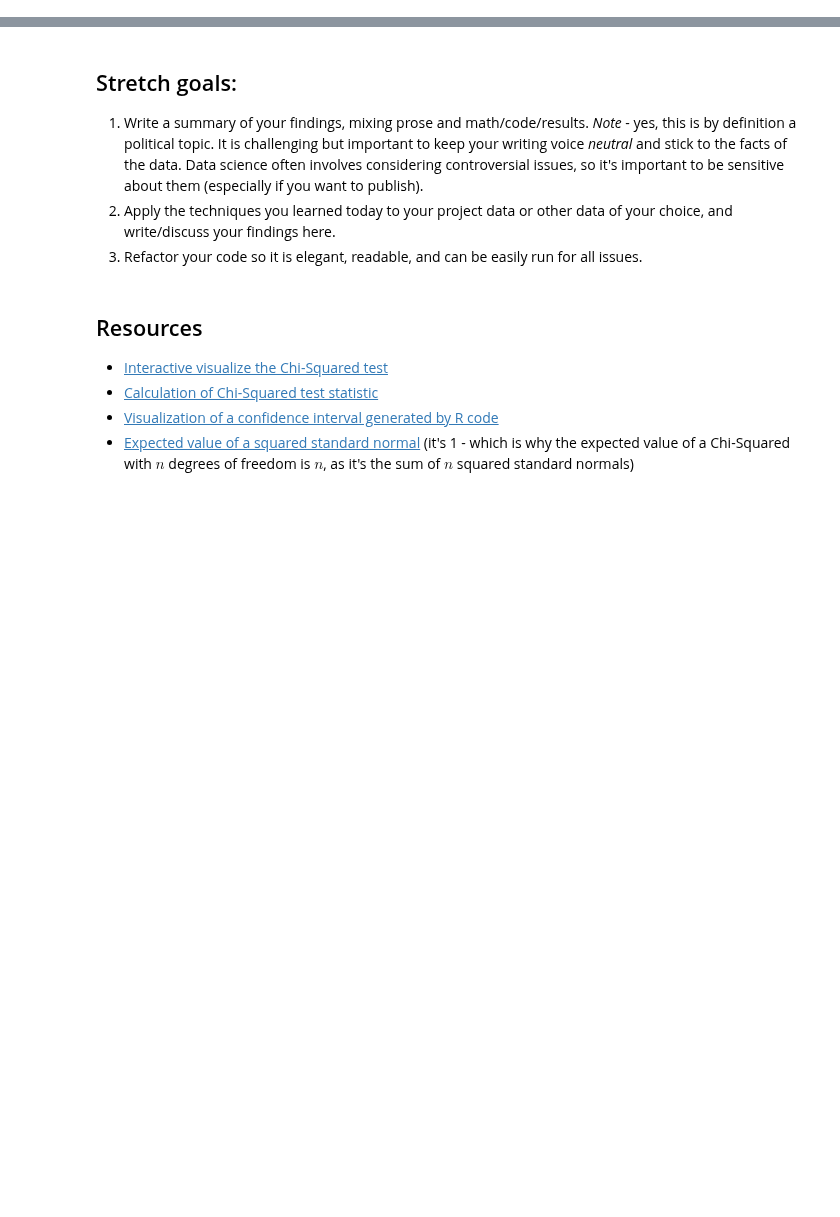
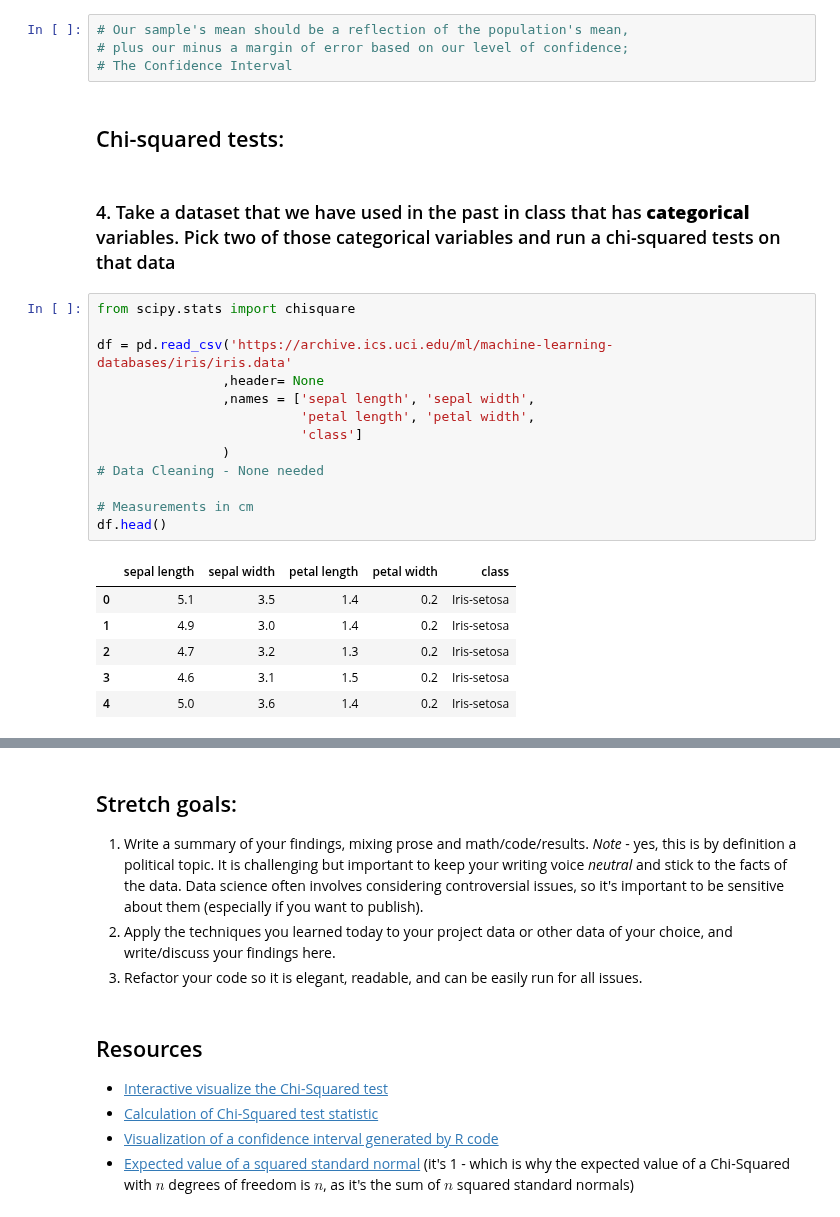
Before and after one commit to bloominstituteoftechnology/DS-Unit-1-Sprint-2-Statistics, a Jupyter notebook: module2/DS9_W2D2_Sampling_Confidence_Intervals_and_Hypothesis_Testing_Assignment.ipynb, the cells around one changed output, grey strips where cells are left out. Cells and saved outputs as stored; diff of their text form; blank space fills up the shorter version.

```diff
--- a/module2/DS9_W2D2_Sampling_Confidence_Intervals_and_Hypothesis_Testing_Assignment.ipynb
+++ b/module2/DS9_W2D2_Sampling_Confidence_Intervals_and_Hypothesis_Testing_Assignment.ipynb
@@ -33,0 +97,28 @@ Your assignment - using the data from the prior module ([congressional voting re
+# %%
+# Our sample's mean should be a reflection of the population's mean,
+# plus our minus a margin of error based on our level of confidence;
+# The Confidence Interval
+# %% [markdown]
+## Chi-squared tests:
+# %% [markdown]
+### 4. Take a dataset that we have used in the past in class that has **categorical** variables. Pick two of those categorical variables and run a chi-squared tests on that data
+# %%
+from scipy.stats import chisquare
+
+df = pd.read_csv('https://archive.ics.uci.edu/ml/machine-learning-databases/iris/iris.data'
+                ,header= None
+                ,names = ['sepal length', 'sepal width',
+                          'petal length', 'petal width',
+                          'class']
+                )
+# Data Cleaning - None needed
+
+# Measurements in cm
+df.head()
+# %% [output]
+|  | sepal length | sepal width | petal length | petal width | class |
+| 0 | 5.1 | 3.5 | 1.4 | 0.2 | Iris-setosa |
+| 1 | 4.9 | 3.0 | 1.4 | 0.2 | Iris-setosa |
+| 2 | 4.7 | 3.2 | 1.3 | 0.2 | Iris-setosa |
+| 3 | 4.6 | 3.1 | 1.5 | 0.2 | Iris-setosa |
+| 4 | 5.0 | 3.6 | 1.4 | 0.2 | Iris-setosa |
```
Also changed, not shown: parts of 24 cells of this notebook.
